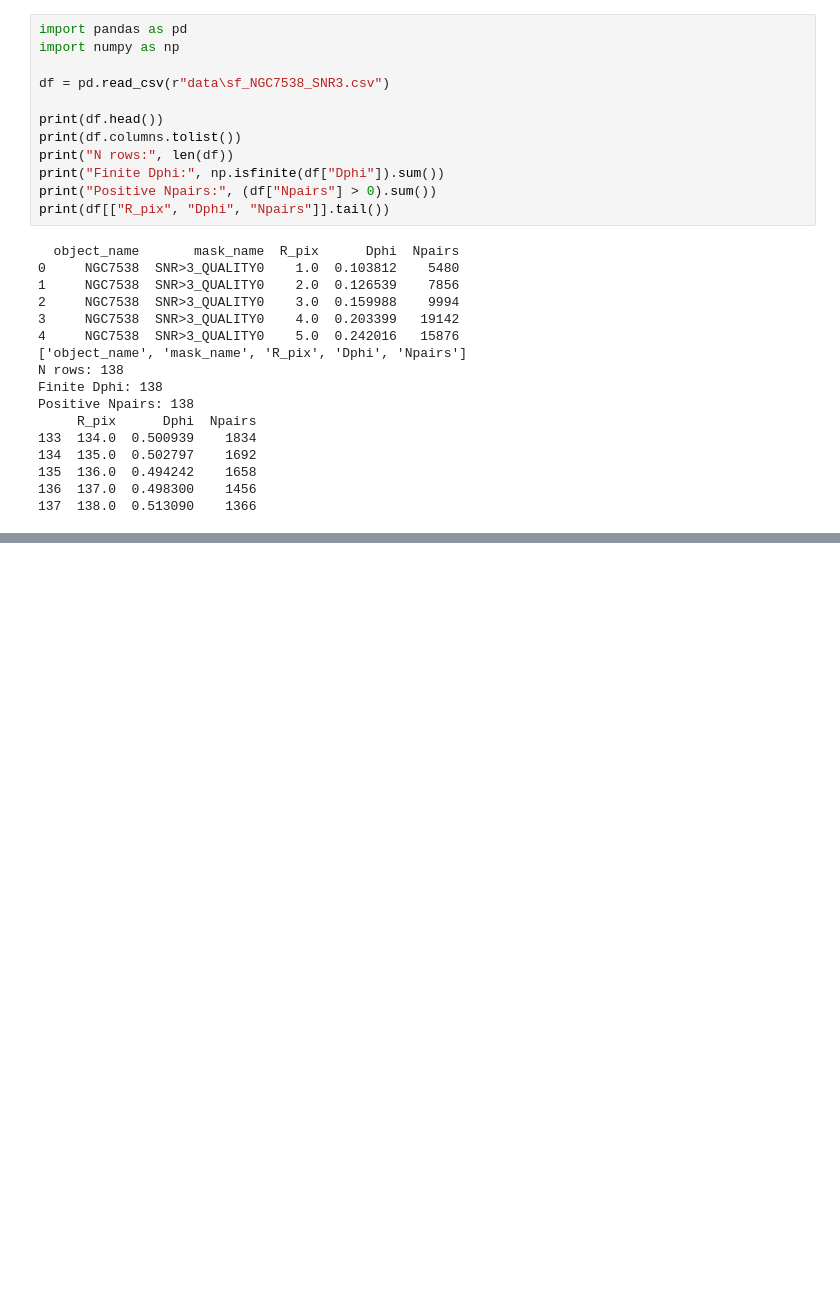
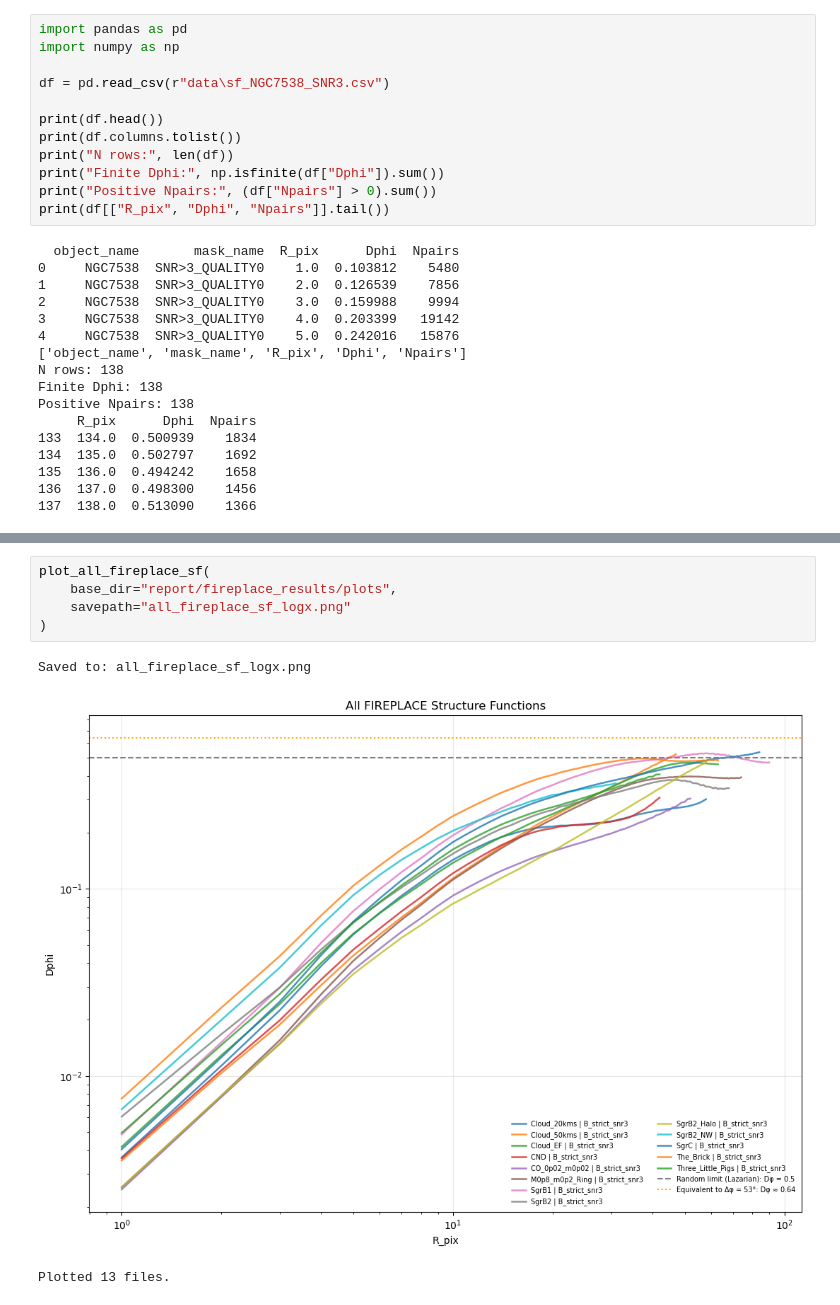
Before and after one commit to ill-i/mach_number, a Jupyter notebook: SF_analysis_runner.ipynb, the cells around one changed output, grey strips where cells are left out. Drawn from its saved outputs; the diff is of its cells as text; blank space fills up the shorter version.

```diff
--- a/SF_analysis_runner.ipynb
+++ b/SF_analysis_runner.ipynb
@@ -30,3 +116,12 @@ Positive Npairs: 138
+# %%
+plot_all_fireplace_sf(
+    base_dir="report/fireplace_results/plots",
+    savepath="all_fireplace_sf_logx.png"
+)
+# %% [output]
+Saved to: all_fireplace_sf_logx.png
+[figure, added]
+Plotted 13 files.
 # %%
 from SF_analysis import *
 
```
Also changed, not shown: parts of 2 cells of this notebook, 6 other files.
